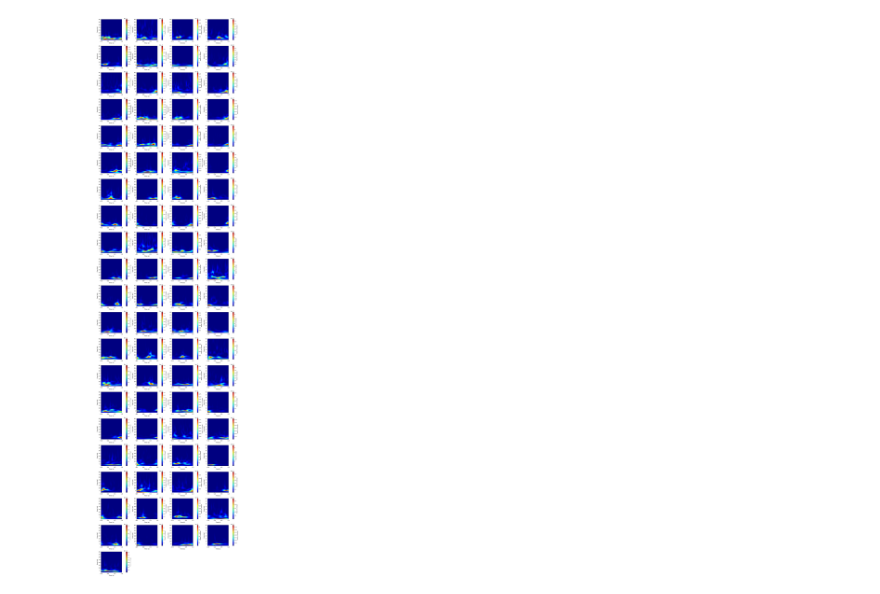
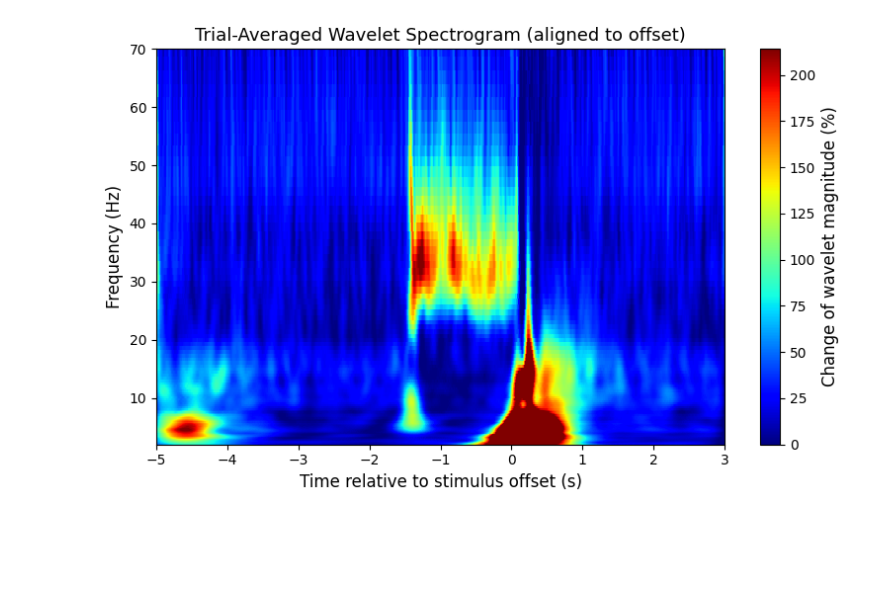
Before and after one commit to katienb/perception_project, a Jupyter notebook: perception_project/HCPv_dynamic_spectra.ipynb, the cells around one changed output. Saved outputs shown, nothing was run; the diff lists cells and outputs as text; code cells hidden in the pictures; blank space fills up the shorter version.

```diff
--- a/perception_project/HCPv_dynamic_spectra.ipynb
+++ b/perception_project/HCPv_dynamic_spectra.ipynb
@@ -228,19 +201,0 @@ movie, fps, onsets = load_and_mask(path_movie)
-# %%
-all_power = []
-
-for onset in onsets:
-    # Compute frame range for this trial
-    start_frame = int(onset - 1*fps)  # Ensure non-negative index
-    end_frame = int(onset + 2*fps)  # Ensure within bounds
-
-    if end_frame > len(movie) or start_frame < 0:
-        continue
-
-    # Extract trial snippet
-    trial_clip = np.nan_to_num(movie[start_frame:end_frame])
-    mean_signal = trial_clip.mean(axis=(1, 2))
-
-    # Compute dynamic spectrum and add to list
-    power, frequencies = dynamic_spectrum(mean_signal, fps)
-
-    all_power.append(power)
@@ -293,4 +201,0 @@ time_arr.shape
-# %%
-plot_spectra_grid(all_power_arr, frequencies, time_arr)
-# %% [output]
-[figure, removed]
@@ -296,0 +304,5 @@ plot_spectra_grid(all_power_arr, frequencies, time_arr)
+# %%
+movie_trace = np.mean(movie, axis=(1,2))
+_, _, _ = trial_averaged_spectrogram(movie_trace, fps, onsets, offsets, align_to='offset', pre_window=5, post_window=3, f_range=(2, 70))
+# %% [output]
+[figure, added]
```
Also changed, not shown: parts of 13 cells of this notebook, 22 other files.
